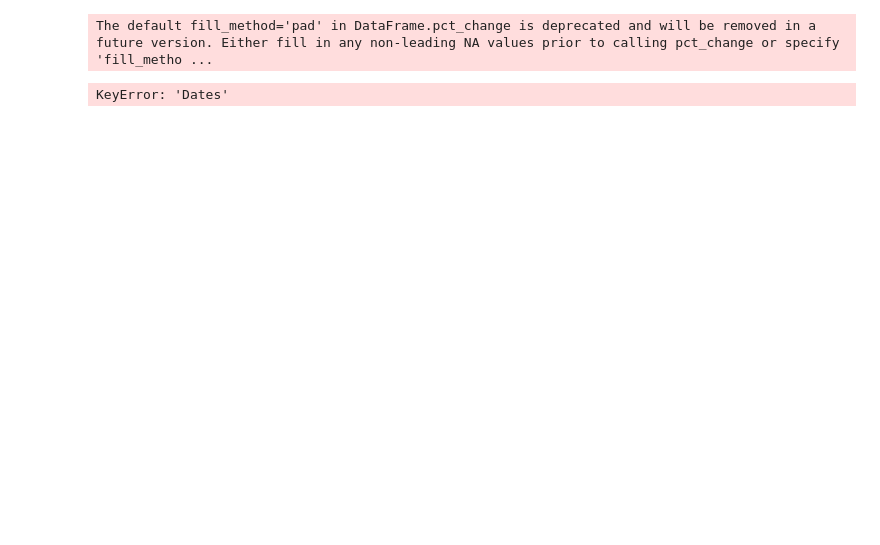
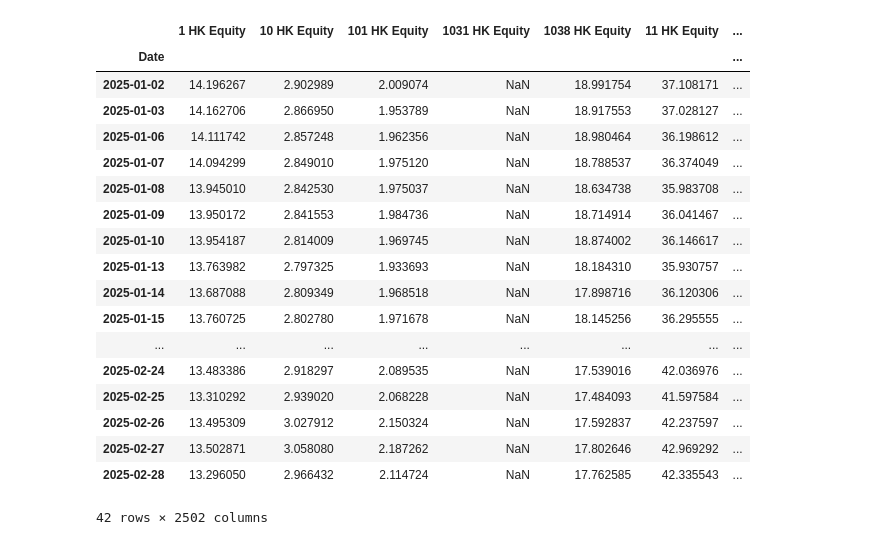
Before and after one commit to baptistedfr/Asset-Management-Project, a Jupyter notebook: data_preprocessing.ipynb, the cells around one changed output. Drawn from its saved outputs; the diff is of its cells as text; code cells hidden in the pictures; blank space fills up the shorter version.

```diff
--- a/data_preprocessing.ipynb
+++ b/data_preprocessing.ipynb
@@ -8,13 +8,31 @@ prices = prices.set_index('date')
+# %%
+prices[prices.index>"2024-12-31"]
+# %% [output]
+|  | 1 HK Equity | 10 HK Equity | 101 HK Equity | 1031 HK Equity | 1038 HK Equity | 11 HK Equity | ... |
+| Date |  |  |  |  |  |  | ... |
+| 2025-01-02 | 14.196267 | 2.902989 | 2.009074 | NaN | 18.991754 | 37.108171 | ... |
+| 2025-01-03 | 14.162706 | 2.866950 | 1.953789 | NaN | 18.917553 | 37.028127 | ... |
+| 2025-01-06 | 14.111742 | 2.857248 | 1.962356 | NaN | 18.980464 | 36.198612 | ... |
+| 2025-01-07 | 14.094299 | 2.849010 | 1.975120 | NaN | 18.788537 | 36.374049 | ... |
+| 2025-01-08 | 13.945010 | 2.842530 | 1.975037 | NaN | 18.634738 | 35.983708 | ... |
+| 2025-01-09 | 13.950172 | 2.841553 | 1.984736 | NaN | 18.714914 | 36.041467 | ... |
+| 2025-01-10 | 13.954187 | 2.814009 | 1.969745 | NaN | 18.874002 | 36.146617 | ... |
+| 2025-01-13 | 13.763982 | 2.797325 | 1.933693 | NaN | 18.184310 | 35.930757 | ... |
+| 2025-01-14 | 13.687088 | 2.809349 | 1.968518 | NaN | 17.898716 | 36.120306 | ... |
+| 2025-01-15 | 13.760725 | 2.802780 | 1.971678 | NaN | 18.145256 | 36.295555 | ... |
+| ... | ... | ... | ... | ... | ... | ... | ... |
+| 2025-02-24 | 13.483386 | 2.918297 | 2.089535 | NaN | 17.539016 | 42.036976 | ... |
+| 2025-02-25 | 13.310292 | 2.939020 | 2.068228 | NaN | 17.484093 | 41.597584 | ... |
+| 2025-02-26 | 13.495309 | 3.027912 | 2.150324 | NaN | 17.592837 | 42.237597 | ... |
+| 2025-02-27 | 13.502871 | 3.058080 | 2.187262 | NaN | 17.802646 | 42.969292 | ... |
+| 2025-02-28 | 13.296050 | 2.966432 | 2.114724 | NaN | 17.762585 | 42.335543 | ... |
+42 rows × 2502 columns
 # %%
-returns = prices.pct_change()
+returns = prices.iloc[:,1:].pct_change()
-# %% [output]
-The default fill_method='pad' in DataFrame.pct_change is deprecated and will be removed in a future version. Either fill in any non-leading NA values prior to calling pct_change or specify 'fill_metho ...
 # %%
-weights = pd.read_excel('data/indices.xlsx', sheet_name='Composition MSCI World')
-weights['Dates'] = pd.to_datetime(weights['Dates'])
-weights = weights.set_index('Dates')
+weights = pd.read_parquet('data/indices.parquet')
+weights['Date'] = pd.to_datetime(weights['Date'])
+weights = weights.set_index('Date')
-# %% [output]
-KeyError: 'Dates'
 # %%
 aligned_prices = prices.reindex(weights.index)
 aligned_returns = aligned_prices.pct_change()
```
Also changed, not shown: parts of 6 cells of this notebook, 1 other file.
